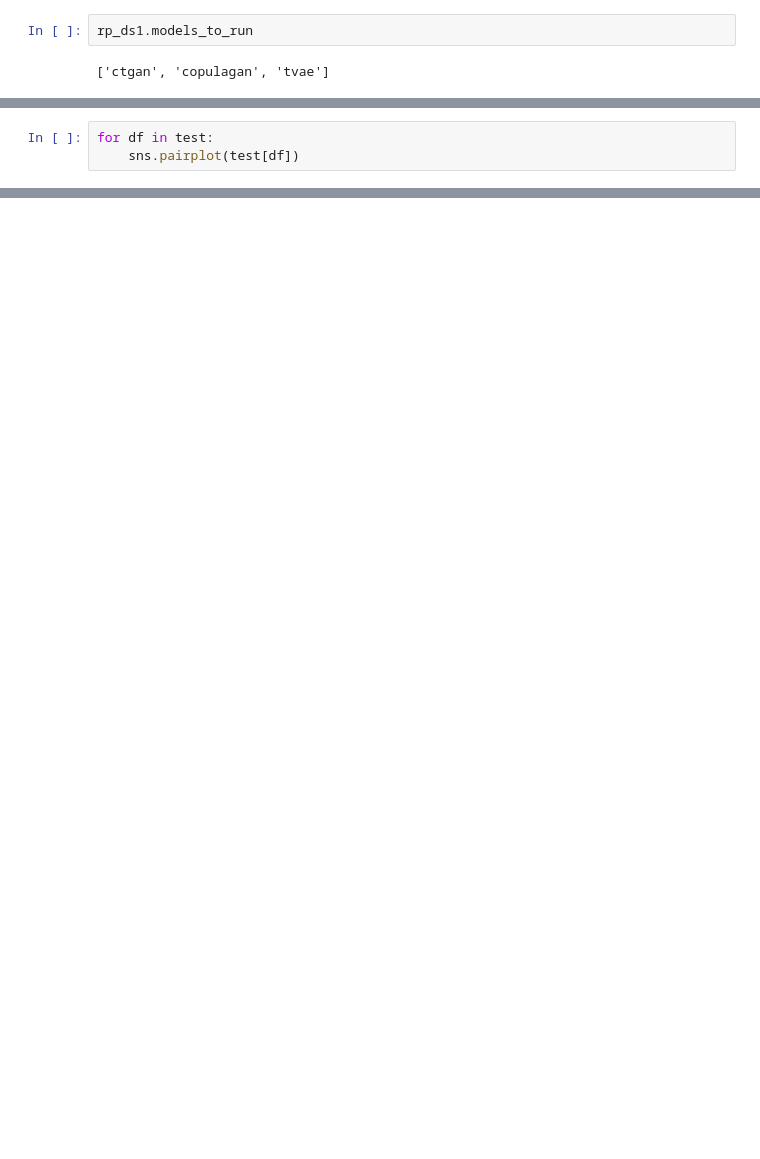
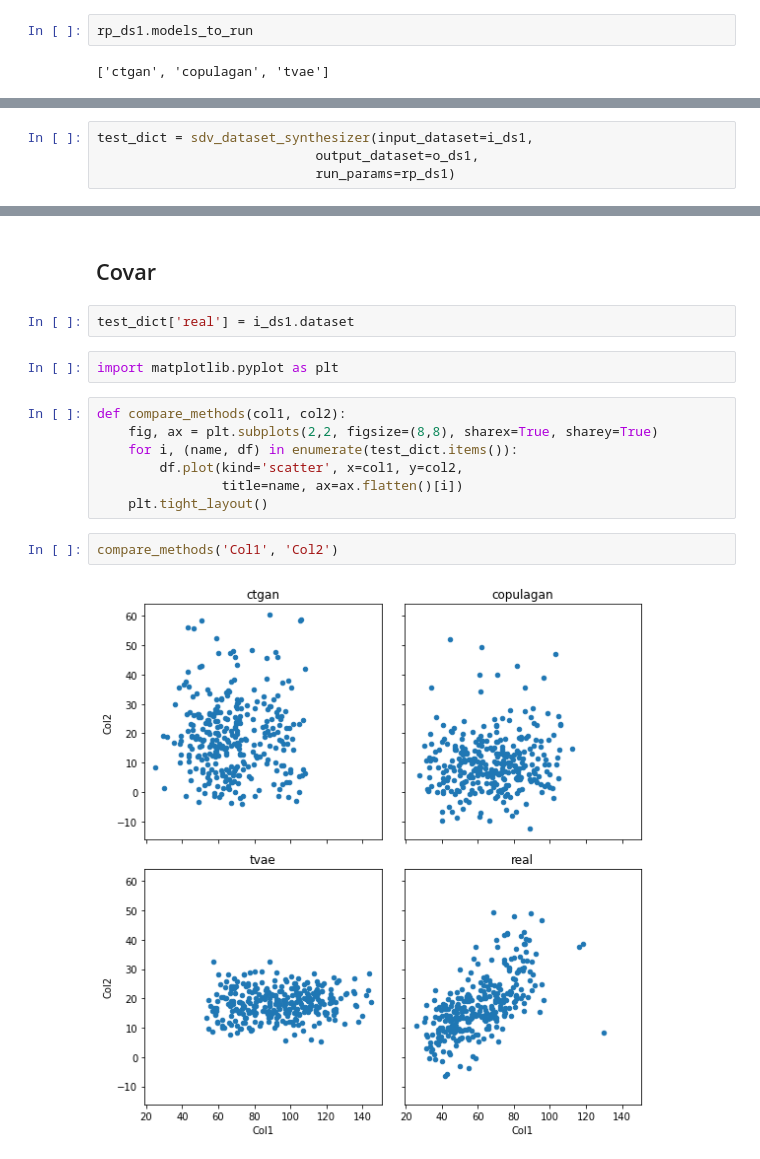
Before and after one commit to jamestgodwin/synthetic_data, a Jupyter notebook: notebooks/Test_CTGAN.ipynb, the cells around one changed output, grey strips where cells are left out. Drawn from its saved outputs; the diff is of its cells as text; blank space fills up the shorter version.

```diff
--- a/notebooks/Test_CTGAN.ipynb
+++ b/notebooks/Test_CTGAN.ipynb
@@ -140,3 +22,0 @@ import seaborn as sns
-# %%
-for df in test:
-    sns.pairplot(test[df])
@@ -146,0 +25,4 @@ for df in test:
+# %%
+test_dict = sdv_dataset_synthesizer(input_dataset=i_ds1,
+                            output_dataset=o_ds1,
+                            run_params=rp_ds1)
@@ -146,0 +129,17 @@ for df in test:
+# %% [markdown]
+## Covar
+# %%
+test_dict['real'] = i_ds1.dataset
+# %%
+import matplotlib.pyplot as plt
+# %%
+def compare_methods(col1, col2):
+    fig, ax = plt.subplots(2,2, figsize=(8,8), sharex=True, sharey=True)
+    for i, (name, df) in enumerate(test_dict.items()):
+        df.plot(kind='scatter', x=col1, y=col2,
+                title=name, ax=ax.flatten()[i])
+    plt.tight_layout()
+# %%
+compare_methods('Col1', 'Col2')
+# %% [output]
+[figure, added]
```
Also changed, not shown: parts of 41 cells of this notebook.
